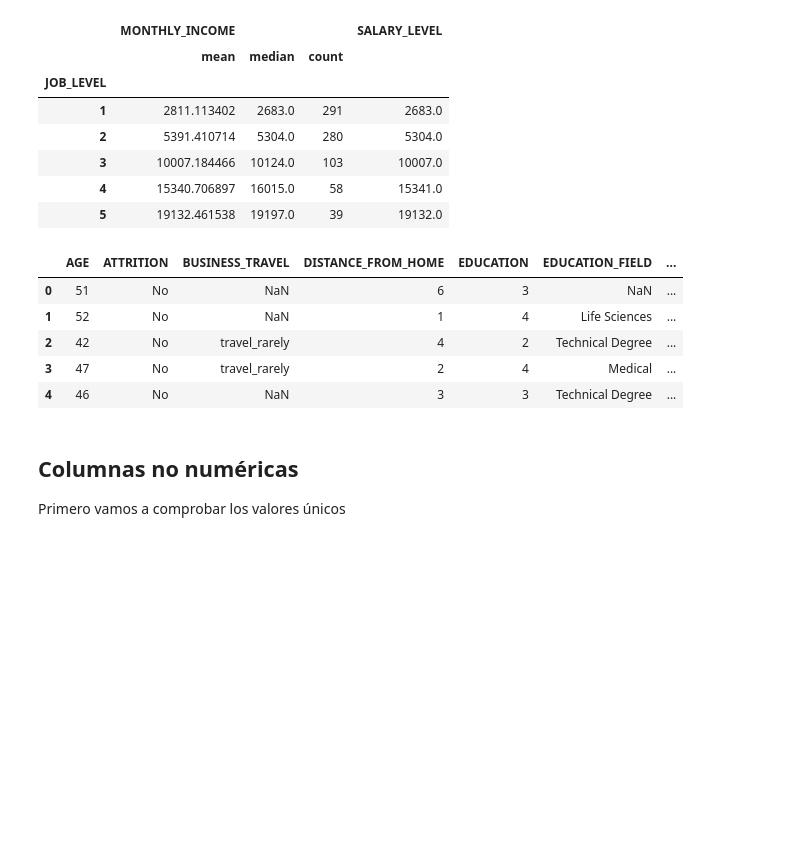
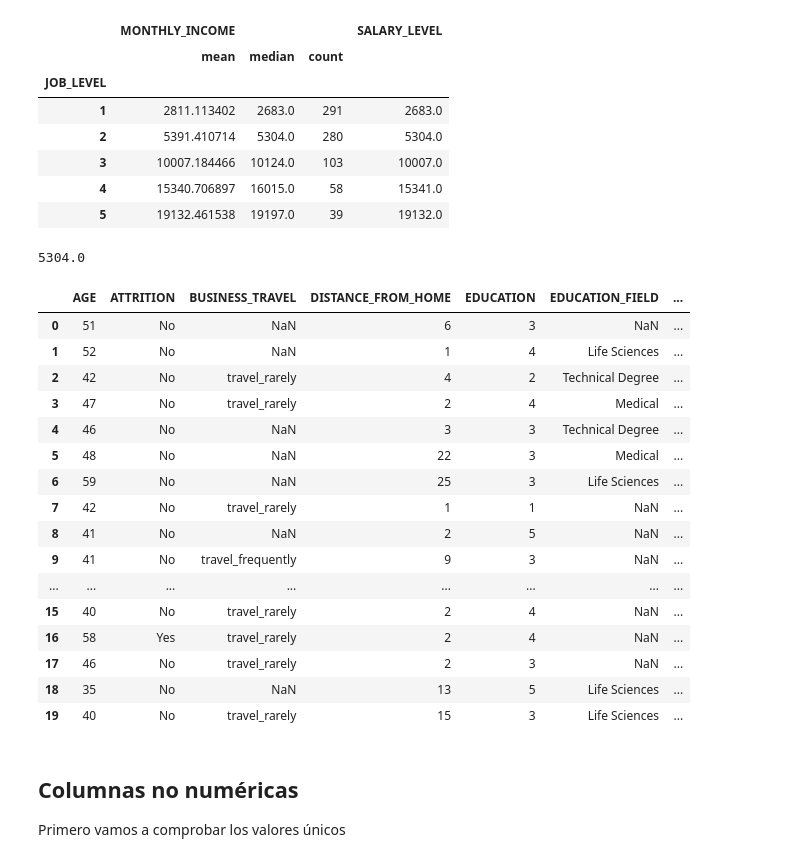
Before and after one commit to Origamologo/Empleados, a Jupyter notebook: 01_limpieza.ipynb, the cells around one changed output. Cells and saved outputs as stored; diff of their text form; code cells hidden in the pictures; blank space fills up the shorter version.

```diff
--- a/01_etl.ipynb
+++ b/01_limpieza.ipynb
@@ -421,8 +435,6 @@ En consecuencia, crearemos una nueva columna llamada SALARY_LEVEL que contenga l
 df_level_income_grouped.T.columns
 # %% [output]
 Index([1, 2, 3, 4, 5], dtype='int64', name='JOB_LEVEL')
-# %%
-df_level_income_grouped['SALARY_LEVEL'] = [df_level_income_grouped.iloc[0, 1] if i == 1 else 'paatat' for i in df_level_income_grouped.T.columns]
 # %%
 df_level_income_grouped['SALARY_LEVEL'] = [df_level_income_grouped.iloc[0, 1] if i == 1 else (df_level_income_grouped.iloc[1, 1] if i == 2 else (round(df_level_income_grouped.iloc[2, 0]) if i == 3 else (round(df_level_income_grouped.iloc[3, 0]) if i ==4 else round(df_level_income_grouped.iloc[4, 0])))) for i in df_level_income_grouped.T.columns]
 # %%
@@ -436,17 +448,36 @@ df_level_income_grouped.head()
 | 3 | 10007.184466 | 10124.0 | 103 | 10007.0 |
 | 4 | 15340.706897 | 16015.0 | 58 | 15341.0 |
 | 5 | 19132.461538 | 19197.0 | 39 | 19132.0 |
-# %%
-df_types['SALARY_LEVEL'] = [df_level_income_grouped.iloc[0, 1] if i == 1 else (df_level_income_grouped.iloc[1, 1] if i == 2 else (round(df_level_income_grouped.iloc[2, 0]) if i == 3 else (round(df_level_income_grouped.iloc[3, 0]) if i ==4 else round(df_level_income_grouped.iloc[4, 0])))) for i in df_types['JOB_LEVEL']]
+# %%
+df_level_income_grouped.iloc[1, 3]
+# %% [output]
+5304.0
+# %%
+for i in range(1,6):
+
+    condicion = (df_types['JOB_LEVEL'] == i) & (pd.isna(df_types['MONTHLY_INCOME']))
+
+    df_types.loc[condicion, 'MONTHLY_INCOME'] = df_level_income_grouped.iloc[(i-1), 3]
 # %%
-df_types.head()
+df_types.head(20)
 # %% [output]
 |  | AGE | ATTRITION | BUSINESS_TRAVEL | DISTANCE_FROM_HOME | EDUCATION | EDUCATION_FIELD | ... |
 | 0 | 51 | No | NaN | 6 | 3 | NaN | ... |
 | 1 | 52 | No | NaN | 1 | 4 | Life Sciences | ... |
 | 2 | 42 | No | travel_rarely | 4 | 2 | Technical Degree | ... |
 | 3 | 47 | No | travel_rarely | 2 | 4 | Medical | ... |
 | 4 | 46 | No | NaN | 3 | 3 | Technical Degree | ... |
+| 5 | 48 | No | NaN | 22 | 3 | Medical | ... |
+| 6 | 59 | No | NaN | 25 | 3 | Life Sciences | ... |
+| 7 | 42 | No | travel_rarely | 1 | 1 | NaN | ... |
+| 8 | 41 | No | NaN | 2 | 5 | NaN | ... |
+| 9 | 41 | No | travel_frequently | 9 | 3 | NaN | ... |
+| ... | ... | ... | ... | ... | ... | ... | ... |
+| 15 | 40 | No | travel_rarely | 2 | 4 | NaN | ... |
+| 16 | 58 | Yes | travel_rarely | 2 | 4 | NaN | ... |
+| 17 | 46 | No | travel_rarely | 2 | 3 | NaN | ... |
+| 18 | 35 | No | NaN | 13 | 5 | Life Sciences | ... |
+| 19 | 40 | No | travel_rarely | 15 | 3 | Life Sciences | ... |
 # %% [markdown]
 ## Columnas no numéricas
 Primero vamos a comprobar los valores únicos
```
Also changed, not shown: parts of 10 cells of this notebook, 13 other files.
